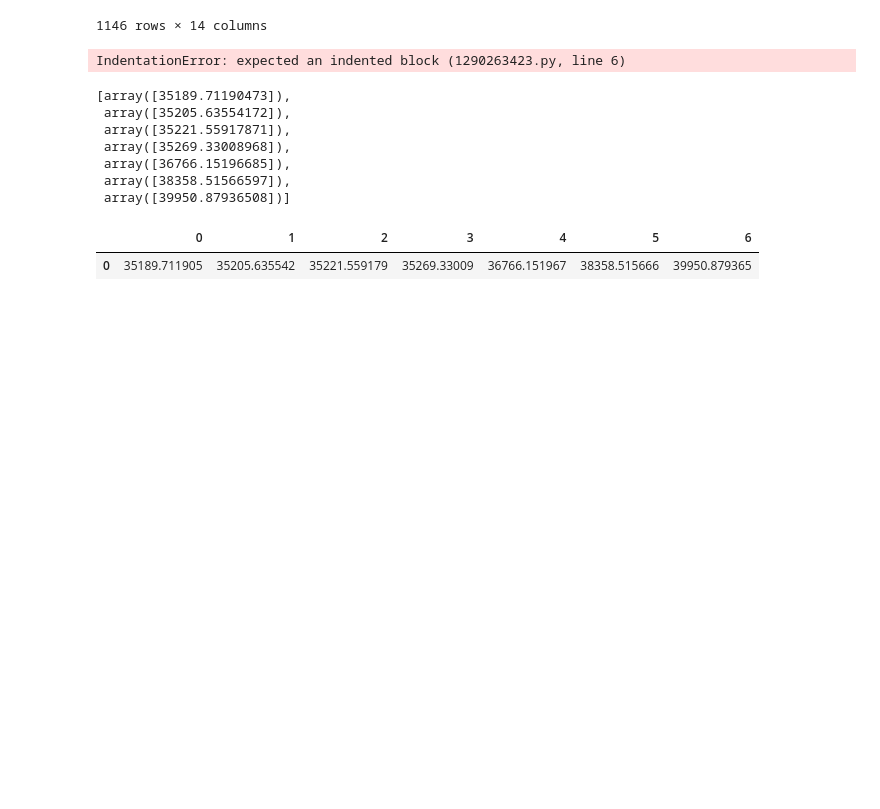
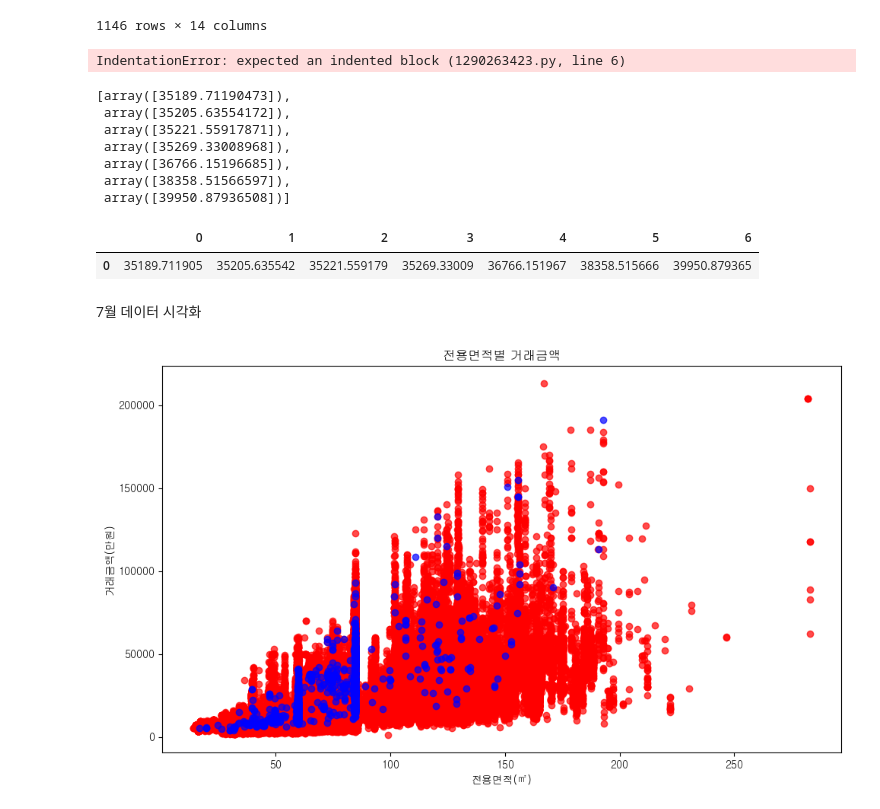
Before and after one commit to 2023-AISCHOOL-APP/araboraGJapt, a Jupyter notebook: byeongmin/5,6모델 사용/지하철역 제거 후 선형모델을 통한 결과값 측정까지 완료.ipynb, the cells around one changed output. Cells and saved outputs as stored; diff of their text form; code cells hidden in the pictures; blank space fills up the shorter version.

```diff
--- a/byeongmin/5,6모델 사용/지하철역 제거 후 선형모델을 통한 결과값 측정까지 완료.ipynb
+++ b/byeongmin/5,6모델 사용/지하철역 제거 후 선형모델을 통한 결과값 측정까지 완료.ipynb
@@ -668,6 +595,6 @@ X_predict3 = seventh_data[['전용면적(㎡)','계약년월','층','건축나
 y_predict3 = seventh_data['거래금액(만원)']
 # %%
 seventh_data['예측 금액']=lrmodel.predict(X_predict3)
-seventh_data['예측 금액2']= ridge.predict(X_predict3)
-seventh_data['예측 금액3']=lasso.predict(X_predict3)
-seventh_data['예측 금액4']=enet.predict(X_predict3)
+# seventh_data['예측 금액2']= ridge.predict(X_predict3)
+# seventh_data['예측 금액3']=lasso.predict(X_predict3)
+# seventh_data['예측 금액4']=enet.predict(X_predict3)
@@ -844,0 +720,20 @@ model_name, mean_rmse_score, mean_r2_score = print_rmse_r2_score(lrmodel)
+# %% [markdown]
+7월 데이터 시각화
+# %%
+import matplotlib.pyplot as plt
+import matplotlib.font_manager as fm
+
+font_path = r'C:\Windows\Fonts\gulim.ttf'
+plt.rc('font', family='Gulim')
+
+plt.figure(figsize=(10, 6))  # 그래프의 크기 조절 (선택사항)
+plt.scatter(data['전용면적(㎡)'], data['거래금액(만원)'], color='red', alpha=0.7)
+plt.scatter(seventh_data['전용면적(㎡)'], seventh_data['거래금액(만원)'], color='blue', alpha=0.7)  # 산점도 그리기
+plt.xlabel('전용면적(㎡)')  # x축 레이블
+plt.ylabel('거래금액(만원)')  # y축 레이블
+plt.title('전용면적별 거래금액')  # 그래프 제목
+plt.xticks()  # x축 레이블 회전 (선택사항)
+plt.tight_layout()  # 그래프 간격 조절 (선택사항)
+plt.show()
+# %% [output]
+[figure, added]
```
Also changed, not shown: parts of 19 cells of this notebook, 6 other files.
